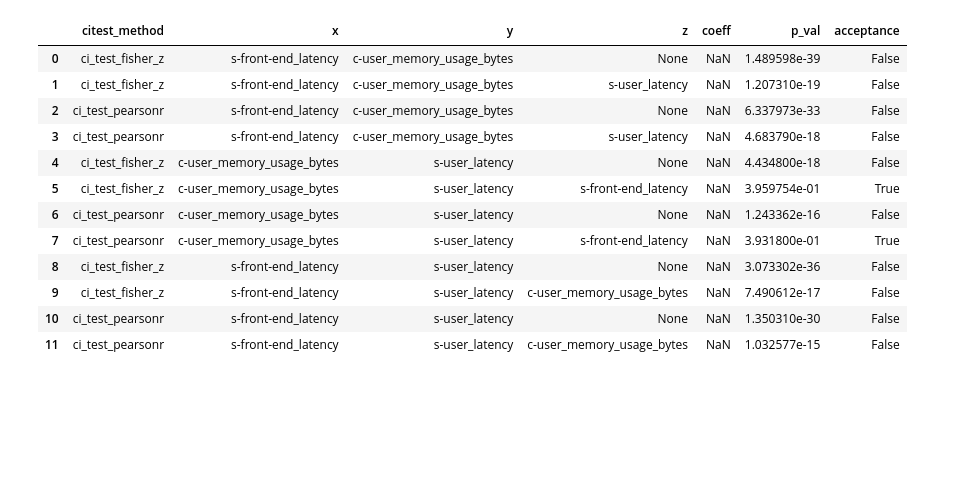
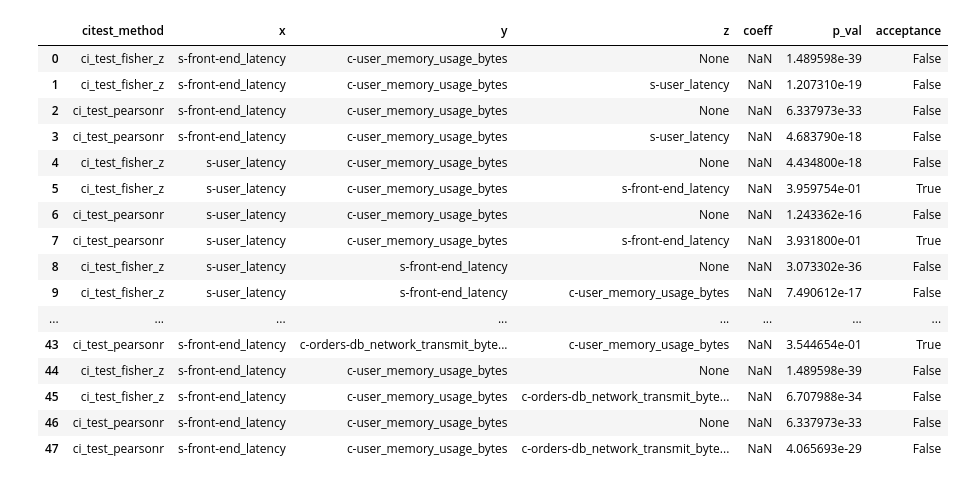
Before and after one commit to ai4sre/meltria-analyzer, a Jupyter notebook: notebooks/investigate_ci_test_pc.ipynb, the cells around one changed output. Cells and saved outputs as stored; diff of their text form; code cells hidden in the pictures; blank space fills up the shorter version.

```diff
--- a/notebooks/investigate_ci_test_pc.ipynb
+++ b/notebooks/investigate_ci_test_pc.ipynb
@@ -102,21 +81,28 @@ indep prob
 # %%
-from itertools import product
+from itertools import product, combinations
 import pandas as pd
+from scipy import stats
 
 from diagnoser.citest.fisher_z_pgmpy import fisher_z
 from pgmpy.estimators.CITests import chi_square, pearsonr
 
 
-vars = ('s-user_latency', 's-front-end_latency', 'c-user_memory_usage_bytes')
-dataset[list(vars)].plot()
+vars = ('s-user_latency', 's-front-end_latency', 'c-user_memory_usage_bytes', 'c-orders-db_network_transmit_bytes_total')
+small_df = dataset[list(vars)]
+small_df.plot()
 alpha = 0.05
 
+# test a test of normality.
+for var in vars:
+    print(var, stats.shapiro(small_df[var]))
+
 scores = []
-for z, citest_func in product(vars, (fisher_z, pearsonr)):
-    x, y = tuple(set(vars) - {z})
-    coeff, p_val = citest_func(x, y, [], dataset, boolean=False)
-    scores.append([citest_func.__name__, x, y, None, coeff, p_val, p_val >= alpha])
-    coeff, p_val = citest_func(x, y, [z], dataset, boolean=False)
-    scores.append([citest_func.__name__, x, y, z, coeff, p_val, p_val >= alpha])
+for vars3 in combinations(vars, 3):
+    for z, citest_func in product(vars3, (fisher_z, pearsonr)):
+        x, y = tuple(set(vars3) - {z})
+        coeff, p_val = citest_func(x, y, [], dataset, boolean=False)
+        scores.append([citest_func.__name__, x, y, None, coeff, p_val, p_val >= alpha])
+        coeff, p_val = citest_func(x, y, [z], dataset, boolean=False)
+        scores.append([citest_func.__name__, x, y, z, coeff, p_val, p_val >= alpha])
 pd.DataFrame(scores, columns=['citest_method', 'x', 'y', 'z', 'coeff', 'p_val', 'acceptance'])
 # %% [output]
@@ -137,30 +131,36 @@ pd.DataFrame(scores, columns=['citest_method', 'x', 'y', 'z', 'coeff', 'p_val',
 # %%
 from diagnoser.citest.fisher_z import ci_test_fisher_z
 from diagnoser.citest.pearsonr import ci_test_pearsonr
 
 dm = dataset[list(vars)].to_numpy()
 cm = np.corrcoef(dm.T)
 label_to_num = {v: i for i, v in enumerate(vars)}
+num_to_label = {i: v for i, v in enumerate(vars)}
 scores = []
-for z, citest_func in product(vars, (ci_test_fisher_z, ci_test_pearsonr)):
-    x, y = tuple(set(vars) - {z})
-    X, Y, Z = label_to_num[x], label_to_num[y], label_to_num[z]
-    p_val = citest_func(dm, X, Y, [], corr_matrix=cm)
-    scores.append([citest_func.__name__, x, y, None, np.NaN, p_val, p_val >= alpha])
-    p_val = citest_func(dm, X, Y, [Z], corr_matrix=cm)
-    scores.append([citest_func.__name__, x, y, z, np.NaN, p_val, p_val >= alpha])
+for vars3 in combinations(vars, 3):
+    for z, citest_func in product(vars3, (ci_test_fisher_z, ci_test_pearsonr)):
+        x, y = tuple(set(vars3) - {z})
+        X, Y, Z = label_to_num[x], label_to_num[y], label_to_num[z]
+        p_val = citest_func(dm, X, Y, [], corr_matrix=cm)
+        scores.append([citest_func.__name__, x, y, None, np.NaN, p_val, p_val >= alpha])
+        p_val = citest_func(dm, X, Y, [Z], corr_matrix=cm)
+        scores.append([citest_func.__name__, x, y, z, np.NaN, p_val, p_val >= alpha])
 pd.DataFrame(scores, columns=['citest_method', 'x', 'y', 'z', 'coeff', 'p_val', 'acceptance'])
 # %% [output]
 |  | citest_method | x | y | z | coeff | p_val | acceptance |
 | 0 | ci_test_fisher_z | s-front-end_latency | c-user_memory_usage_bytes | None | NaN | 1.489598e-39 | False |
 | 1 | ci_test_fisher_z | s-front-end_latency | c-user_memory_usage_bytes | s-user_latency | NaN | 1.207310e-19 | False |
 | 2 | ci_test_pearsonr | s-front-end_latency | c-user_memory_usage_bytes | None | NaN | 6.337973e-33 | False |
 | 3 | ci_test_pearsonr | s-front-end_latency | c-user_memory_usage_bytes | s-user_latency | NaN | 4.683790e-18 | False |
-| 4 | ci_test_fisher_z | c-user_memory_usage_bytes | s-user_latency | None | NaN | 4.434800e-18 | False |
-| 5 | ci_test_fisher_z | c-user_memory_usage_bytes | s-user_latency | s-front-end_latency | NaN | 3.959754e-01 | True |
-| 6 | ci_test_pearsonr | c-user_memory_usage_bytes | s-user_latency | None | NaN | 1.243362e-16 | False |
-| 7 | ci_test_pearsonr | c-user_memory_usage_bytes | s-user_latency | s-front-end_latency | NaN | 3.931800e-01 | True |
-| 8 | ci_test_fisher_z | s-front-end_latency | s-user_latency | None | NaN | 3.073302e-36 | False |
-| 9 | ci_test_fisher_z | s-front-end_latency | s-user_latency | c-user_memory_usage_bytes | NaN | 7.490612e-17 | False |
-| 10 | ci_test_pearsonr | s-front-end_latency | s-user_latency | None | NaN | 1.350310e-30 | False |
-| 11 | ci_test_pearsonr | s-front-end_latency | s-user_latency | c-user_memory_usage_bytes | NaN | 1.032577e-15 | False |
+| 4 | ci_test_fisher_z | s-user_latency | c-user_memory_usage_bytes | None | NaN | 4.434800e-18 | False |
+| 5 | ci_test_fisher_z | s-user_latency | c-user_memory_usage_bytes | s-front-end_latency | NaN | 3.959754e-01 | True |
+| 6 | ci_test_pearsonr | s-user_latency | c-user_memory_usage_bytes | None | NaN | 1.243362e-16 | False |
+| 7 | ci_test_pearsonr | s-user_latency | c-user_memory_usage_bytes | s-front-end_latency | NaN | 3.931800e-01 | True |
+| 8 | ci_test_fisher_z | s-user_latency | s-front-end_latency | None | NaN | 3.073302e-36 | False |
+| 9 | ci_test_fisher_z | s-user_latency | s-front-end_latency | c-user_memory_usage_bytes | NaN | 7.490612e-17 | False |
+| ... | ... | ... | ... | ... | ... | ... | ... |
+| 43 | ci_test_pearsonr | s-front-end_latency | c-orders-db_network_transmit_byte... | c-user_memory_usage_bytes | NaN | 3.544654e-01 | True |
+| 44 | ci_test_fisher_z | s-front-end_latency | c-user_memory_usage_bytes | None | NaN | 1.489598e-39 | False |
+| 45 | ci_test_fisher_z | s-front-end_latency | c-user_memory_usage_bytes | c-orders-db_network_transmit_byte... | NaN | 6.707988e-34 | False |
+| 46 | ci_test_pearsonr | s-front-end_latency | c-user_memory_usage_bytes | None | NaN | 6.337973e-33 | False |
+| 47 | ci_test_pearsonr | s-front-end_latency | c-user_memory_usage_bytes | c-orders-db_network_transmit_byte... | NaN | 4.065693e-29 | False |
```
Also changed, not shown: parts of 5 cells of this notebook.
